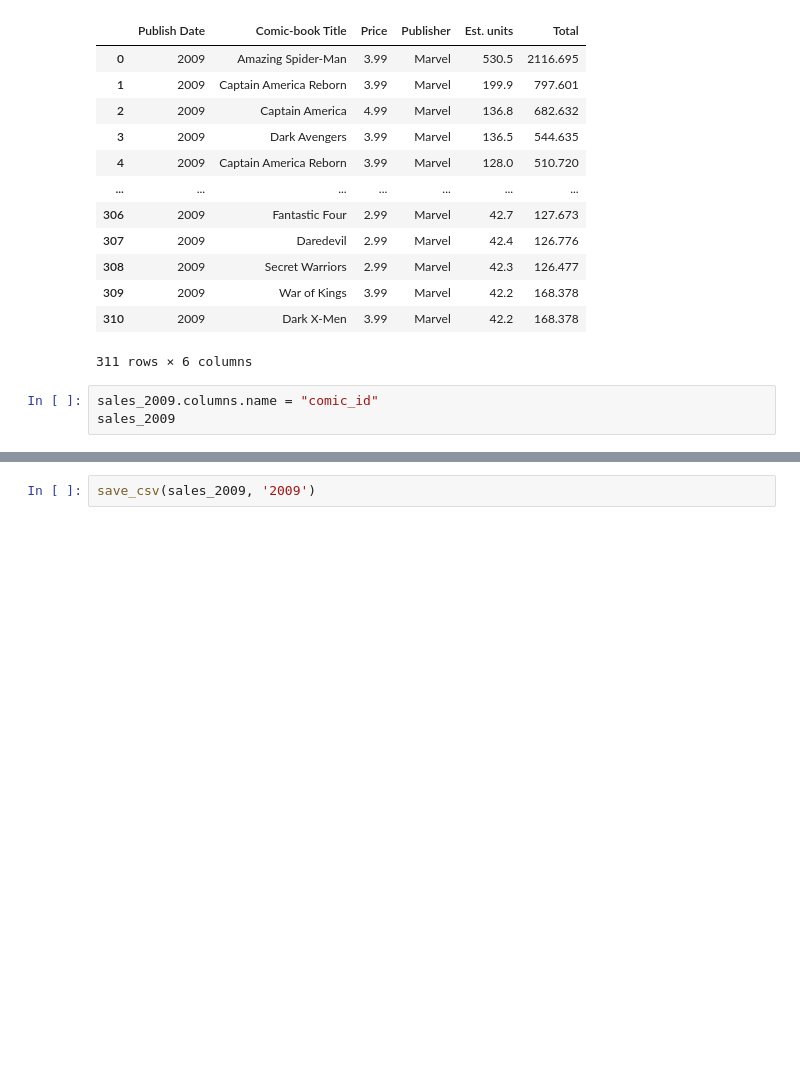
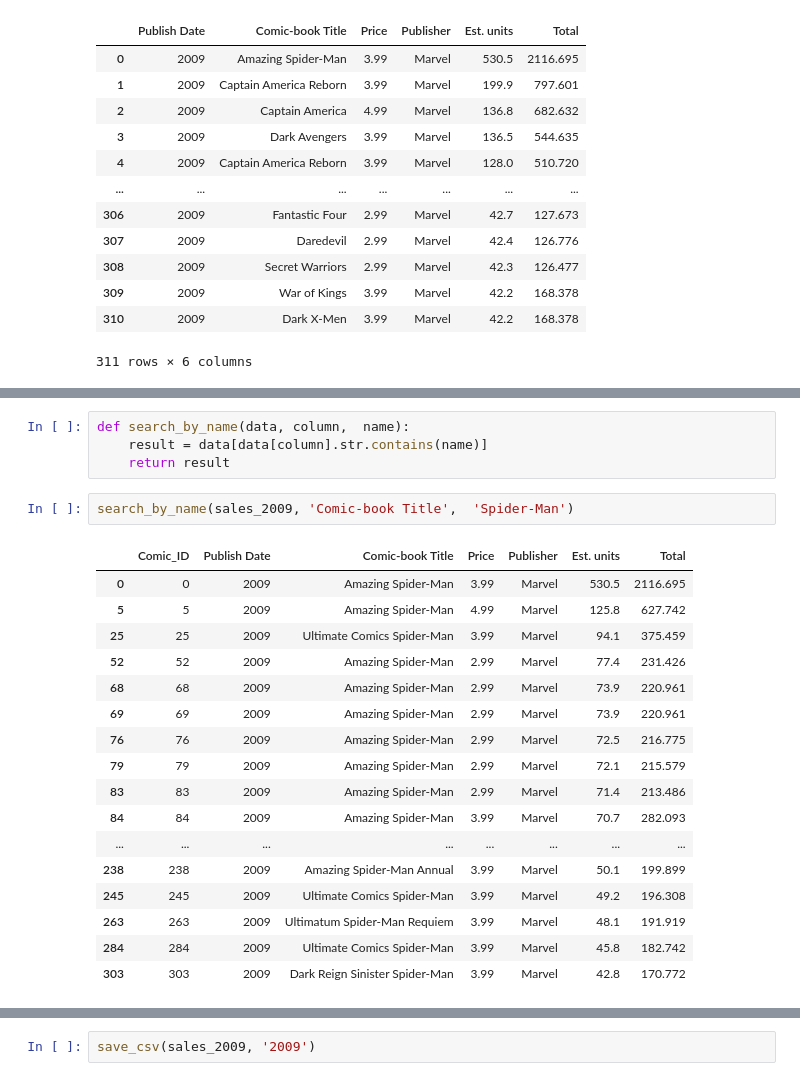
Before and after one commit to leoolessa/Project-MCU, a Jupyter notebook: test.ipynb, the cells around one changed output, grey strips where cells are left out. Cells and saved outputs as stored; diff of their text form; blank space fills up the shorter version.

```diff
--- a/test.ipynb
+++ b/test.ipynb
@@ -235,6 +245,3 @@ soma(sales_2009)
 | 309 | 2009 | War of Kings | 3.99 | Marvel | 42.2 | 168.378 |
 | 310 | 2009 | Dark X-Men | 3.99 | Marvel | 42.2 | 168.378 |
 311 rows × 6 columns
-# %%
-sales_2009.columns.name = "comic_id"
-sales_2009
@@ -258,0 +281,24 @@ def save_csv(data, name):
+# %%
+def search_by_name(data, column,  name):
+    result = data[data[column].str.contains(name)]
+    return result
+# %%
+search_by_name(sales_2009, 'Comic-book Title',  'Spider-Man')
+# %% [output]
+|  | Comic_ID | Publish Date | Comic-book Title | Price | Publisher | Est. units | Total |
+| 0 | 0 | 2009 | Amazing Spider-Man | 3.99 | Marvel | 530.5 | 2116.695 |
+| 5 | 5 | 2009 | Amazing Spider-Man | 4.99 | Marvel | 125.8 | 627.742 |
+| 25 | 25 | 2009 | Ultimate Comics Spider-Man | 3.99 | Marvel | 94.1 | 375.459 |
+| 52 | 52 | 2009 | Amazing Spider-Man | 2.99 | Marvel | 77.4 | 231.426 |
+| 68 | 68 | 2009 | Amazing Spider-Man | 2.99 | Marvel | 73.9 | 220.961 |
+| 69 | 69 | 2009 | Amazing Spider-Man | 2.99 | Marvel | 73.9 | 220.961 |
+| 76 | 76 | 2009 | Amazing Spider-Man | 2.99 | Marvel | 72.5 | 216.775 |
+| 79 | 79 | 2009 | Amazing Spider-Man | 2.99 | Marvel | 72.1 | 215.579 |
+| 83 | 83 | 2009 | Amazing Spider-Man | 2.99 | Marvel | 71.4 | 213.486 |
+| 84 | 84 | 2009 | Amazing Spider-Man | 3.99 | Marvel | 70.7 | 282.093 |
+| ... | ... | ... | ... | ... | ... | ... | ... |
+| 238 | 238 | 2009 | Amazing Spider-Man Annual | 3.99 | Marvel | 50.1 | 199.899 |
+| 245 | 245 | 2009 | Ultimate Comics Spider-Man | 3.99 | Marvel | 49.2 | 196.308 |
+| 263 | 263 | 2009 | Ultimatum Spider-Man Requiem | 3.99 | Marvel | 48.1 | 191.919 |
+| 284 | 284 | 2009 | Ultimate Comics Spider-Man | 3.99 | Marvel | 45.8 | 182.742 |
+| 303 | 303 | 2009 | Dark Reign Sinister Spider-Man | 3.99 | Marvel | 42.8 | 170.772 |
```
Also changed, not shown: parts of 11 cells of this notebook, 4 other files.
